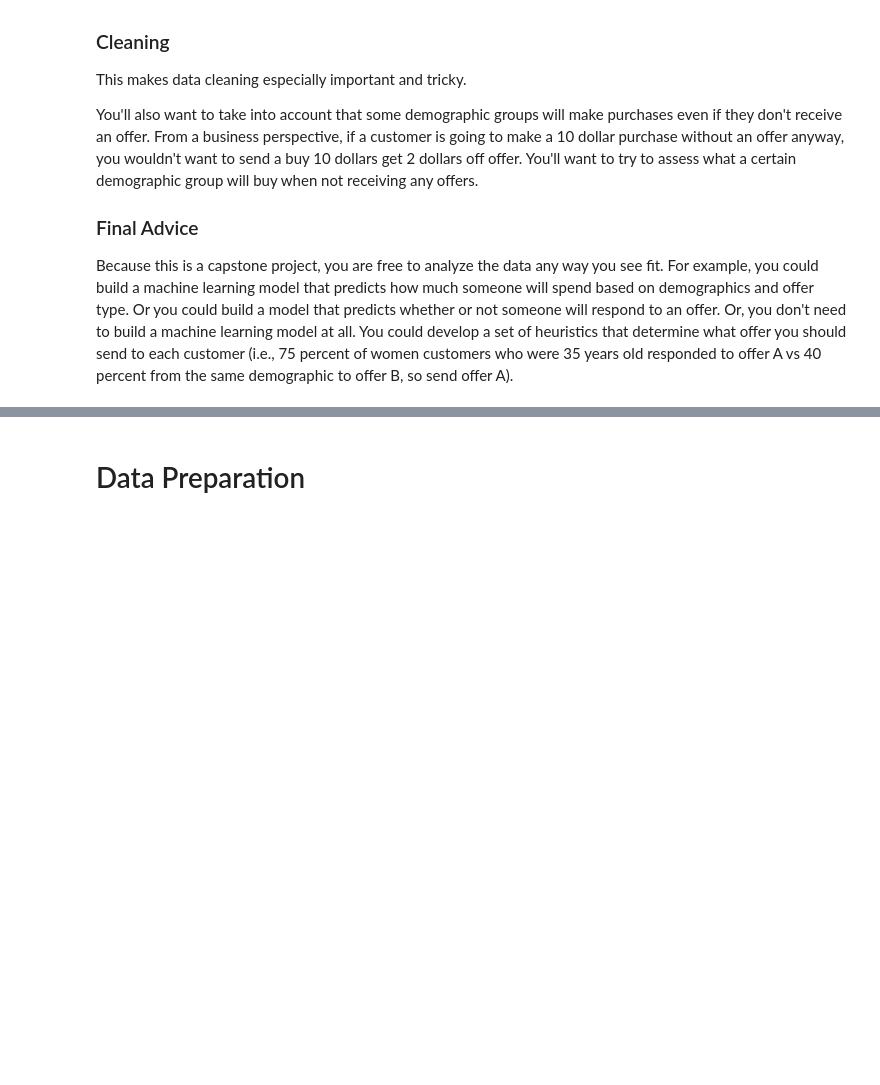
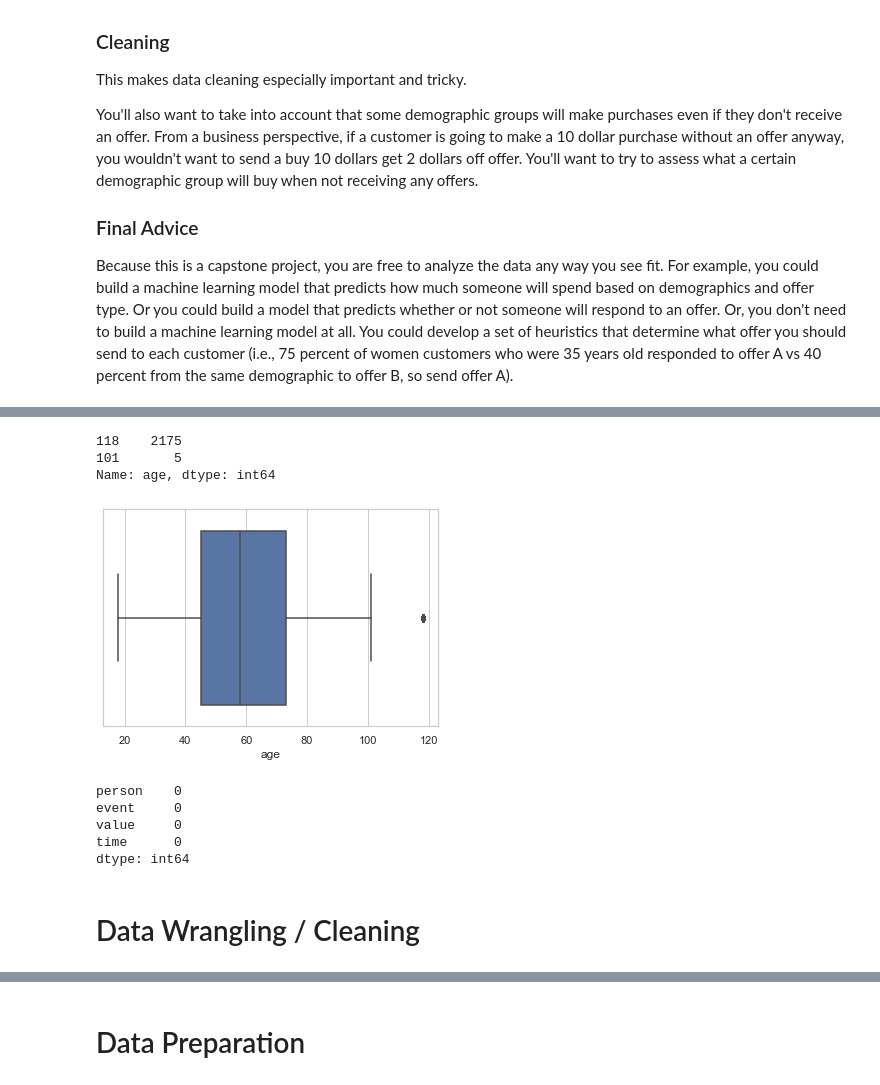
Before and after one commit to Nassim814/captsone_udacity_starbucks, a Jupyter notebook: Starbucks_Capstone_notebook.ipynb, the cells around one changed output, grey strips where cells are left out. Cells and saved outputs as stored; diff of their text form; code cells hidden in the pictures; blank space fills up the shorter version.

```diff
--- a/Starbucks_Capstone_notebook.ipynb
+++ b/Starbucks_Capstone_notebook.ipynb
@@ -76,12 +64,30 @@ Finally, when you enter back into the notebook (use the jupyter icon again), you
 # %%
 import pandas as pd
 import numpy as np
+from collections import defaultdict
 import math
 import json
 import re
-#% matplotlib inline
+import time
+import matplotlib.pyplot as plt
+import datetime
+import seaborn as sns
+import sklearn.linear_model as lm
+from sklearn.ensemble import RandomForestClassifier
+from sklearn.model_selection import train_test_split
+from sklearn.metrics import classification_report
+from sklearn.model_selection import GridSearchCV
+from sklearn.metrics import make_scorer, accuracy_score,classification_report, f1_score,average_precision_score
+import pickle
+import joblib
+
+
+sns.set_theme(style="whitegrid")
+%matplotlib inline
 
 # read in the json files
 portfolio = pd.read_json('data/portfolio.json', orient='records', lines=True)
 profile = pd.read_json('data/profile.json', orient='records', lines=True)
 transcript = pd.read_json('data/transcript.json', orient='records', lines=True)
+
+transcript
@@ -87,0 +138,22 @@ transcript = pd.read_json('data/transcript.json', orient='records', lines=True)
+# %%
+#checking for outliers and Nans
+
+sns.boxplot(profile.age);
+
+profile.age[profile.age > 100].value_counts()
+# %% [output]
+118    2175
+101       5
+Name: age, dtype: int64
+[figure, added]
+# %%
+#checking for outliers and Nans
+transcript.isna().sum()
+# %% [output]
+person    0
+event     0
+value     0
+time      0
+dtype: int64
+# %% [markdown]
+# Data Wrangling / Cleaning
```
Also changed, not shown: parts of 58 cells of this notebook, 3 other files.
